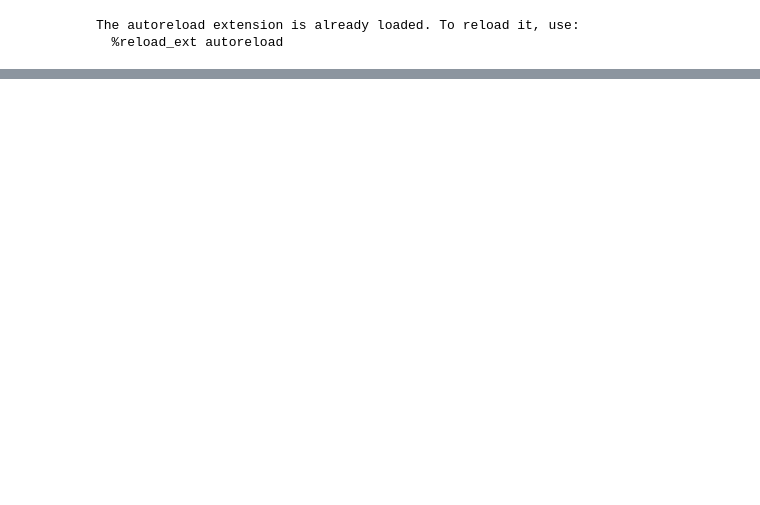
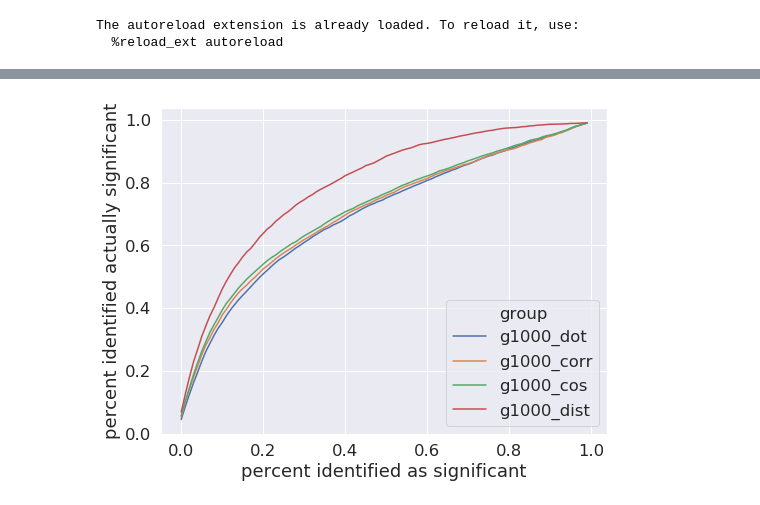
Before and after one commit to psturmfels/cfAD, a Jupyter notebook: notebooks/latentFactorSimulations/NumGenes.ipynb, the cells around one changed output, grey strips where cells are left out. Cells and saved outputs as stored; diff of their text form; code cells hidden in the pictures; blank space fills up the shorter version.

```diff
--- a/notebooks/latentFactorSimulations/NumGenes.ipynb
+++ b/notebooks/latentFactorSimulations/NumGenes.ipynb
@@ -155,0 +159,4 @@ concat_df.to_csv('../../DataFrames/NumGenesDF.csv')
+# %%
+plotIndices(tg_summed, ['g1000_dot', 'g1000_corr', 'g1000_cos', 'g1000_dist'], range(4), np.arange(100)/100)
+# %% [output]
+[figure, added]
```
Also changed, not shown: parts of 24 cells of this notebook, 8 other files.
